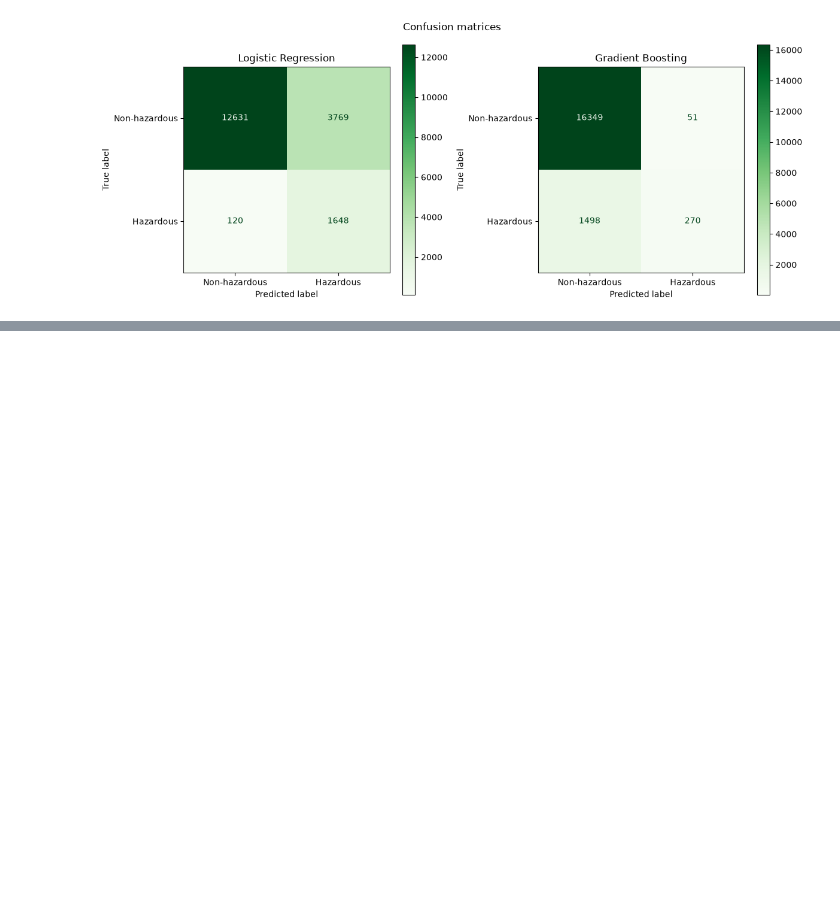
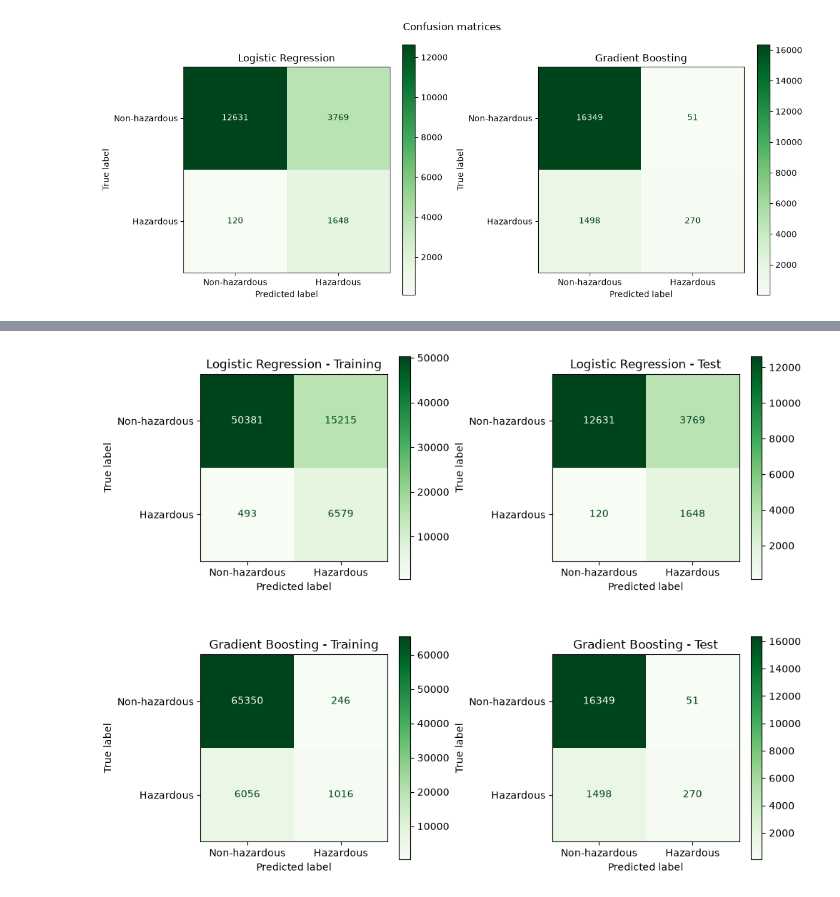
Before and after one commit to Funckin/ML_Project, a Jupyter notebook: notebooks/data_check.ipynb, the cells around one changed output, grey strips where cells are left out. Drawn from its saved outputs; the diff is of its cells as text; code cells hidden in the pictures; blank space fills up the shorter version.

```diff
--- a/notebooks/data_check.ipynb
+++ b/notebooks/data_check.ipynb
@@ -230,6 +231,7 @@ Bias:  [-2.18518563]
 # %%
 """ Prediction on test set """
 y_pred = model.predict(X_test_scaled)
+y_pred_train = model.predict(X_train_scaled)
 # %%
 """ Confusion matrix of the Logisitc Regression """
 
@@ -288,6 +290,7 @@ GB_model = GradientBoostingClassifier(random_state=42)
 GB_model.fit(X_train, y_train)
 
 y_pred_GB = GB_model.predict(X_test)
+y_pred_train_GB = GB_model.predict(X_train)
 # %%
 """ Confusion matrix of the Gradient Boosting """
 
@@ -370,3 +373,85 @@ plt.tight_layout()
 plt.show()
 # %% [output]
 [figure]
+# %%
+""" Comapring the training data to the test data """
+
+cm_LR_train = confusion_matrix(y_train, y_pred_train)
+cm_LR_test = confusion_matrix(y_test, y_pred)
+
+tn_LR_train, fp_LR_train, fn_LR_train, tp_LR_train = cm_LR_train.ravel()    # 2D -> 1 D
+tn_LR_test, fp_LR_test, fn_LR_test, tp_LR_test = cm_LR_test.ravel()
+
+accuracy_LR_train = (tp_LR_train + tn_LR_train) / (tp_LR_train + tn_LR_train + fp_LR_train + fn_LR_train)
+precision_LR_train = tp_LR_train / (tp_LR_train + fp_LR_train)
+recall_LR_train = tp_LR_train / (tp_LR_train + fn_LR_train)
+f1_LR_train = 2 * precision_LR_train * recall_LR_train / (precision_LR_train + recall_LR_train)
+
+accuracy_LR_test = (tp_LR_test + tn_LR_test) / (tp_LR_test + tn_LR_test + fp_LR_test + fn_LR_test)
+precision_LR_test = tp_LR_test / (tp_LR_test + fp_LR_test)
+recall_LR_test = tp_LR_test / (tp_LR_test + fn_LR_test)
+f1_LR_test = 2 * precision_LR_test * recall_LR_test / (precision_LR_test + recall_LR_test)
+
+
+cm_GB_train = confusion_matrix(y_train, y_pred_train_GB)
+cm_GB_test = confusion_matrix(y_test, y_pred_GB)
+
+tn_GB_train, fp_GB_train, fn_GB_train, tp_GB_train = cm_GB_train.ravel()    # 2D -> 1 D
+tn_GB_test, fp_GB_test, fn_GB_test, tp_GB_test = cm_GB_test.ravel()
+
+accuracy_GB_train = (tp_GB_train + tn_GB_train) / (tp_GB_train + tn_GB_train + fp_GB_train + fn_GB_train)
+precision_GB_train = tp_GB_train / (tp_GB_train + fp_GB_train)
+recall_GB_train = tp_GB_train / (tp_GB_train + fn_GB_train)
+f1_GB_train = 2 * precision_GB_train * recall_GB_train / (precision_GB_train + recall_GB_train)
+
+accuracy_GB_test = (tp_GB_test + tn_GB_test) / (tp_GB_test + tn_GB_test + fp_GB_test + fn_GB_test)
+precision_GB_test = tp_GB_test / (tp_GB_test + fp_GB_test)
+recall_GB_test = tp_GB_test / (tp_GB_test + fn_GB_test)
+f1_GB_test = 2 * precision_GB_test * recall_GB_test / (precision_GB_test + recall_GB_test)
+
+
+print("\nLogistic Regression\n")
+print("                 Training       Test")
+print("---------------------------------------")
+print(f"TN               {tn_LR_train:<12} {tn_LR_test}")
+print(f"FP               {fp_LR_train:<12} {fp_LR_test}")
+print(f"FN               {fn_LR_train:<12} {fn_LR_test}")
+print(f"TP               {tp_LR_train:<12} {tp_LR_test}")
+print("---------------------------------------")
+print(f"Accuracy         {accuracy_LR_train:<12.4f} {accuracy_LR_test:.4f}")
+print(f"Precision        {precision_LR_train:<12.4f} {precision_LR_test:.4f}")
+print(f"Recall           {recall_LR_train:<12.4f} {recall_LR_test:.4f}")
+print(f"F1-score         {f1_LR_train:<12.4f} {f1_LR_test:.4f}")
+
+print("\n\nGradient Boosting\n")
+print("                 Training       Test")
+print("---------------------------------------")
+print(f"TN               {tn_GB_train:<12} {tn_GB_test}")
+print(f"FP               {fp_GB_train:<12} {fp_GB_test}")
+print(f"FN               {fn_GB_train:<12} {fn_GB_test}")
+print(f"TP               {tp_GB_train:<12} {tp_GB_test}")
+print("---------------------------------------")
+print(f"Accuracy         {accuracy_GB_train:<12.4f} {accuracy_GB_test:.4f}")
+print(f"Precision        {precision_GB_train:<12.4f} {precision_GB_test:.4f}")
+print(f"Recall           {recall_GB_train:<12.4f} {recall_GB_test:.4f}")
+print(f"F1-score         {f1_GB_train:<12.4f} {f1_GB_test:.4f}")
+
+
+fig, axes = plt.subplots(2, 2, figsize=(10, 8))
+labels = ["Non-hazardous", "Hazardous"]
+
+ConfusionMatrixDisplay(cm_LR_train, display_labels=labels).plot(ax=axes[0, 0], cmap="Greens", values_format="d")
+axes[0, 0].set_title("Logistic Regression - Training")
+
+ConfusionMatrixDisplay(cm_LR_test, display_labels=labels).plot(ax=axes[0, 1], cmap="Greens")
+axes[0, 1].set_title("Logistic Regression - Test")
+
+ConfusionMatrixDisplay(cm_GB_train, display_labels=labels).plot(ax=axes[1, 0], cmap="Greens")
+axes[1, 0].set_title("Gradient Boosting - Training")
+
+ConfusionMatrixDisplay(cm_GB_test, display_labels=labels).plot(ax=axes[1, 1], cmap="Greens")
+axes[1, 1].set_title("Gradient Boosting - Test")
+
+plt.tight_layout()
+plt.show()
+# %% [output]
@@ -372,0 +475 @@ plt.show()
+[figure, added]
```
Also changed, not shown: parts of 2 cells of this notebook.
